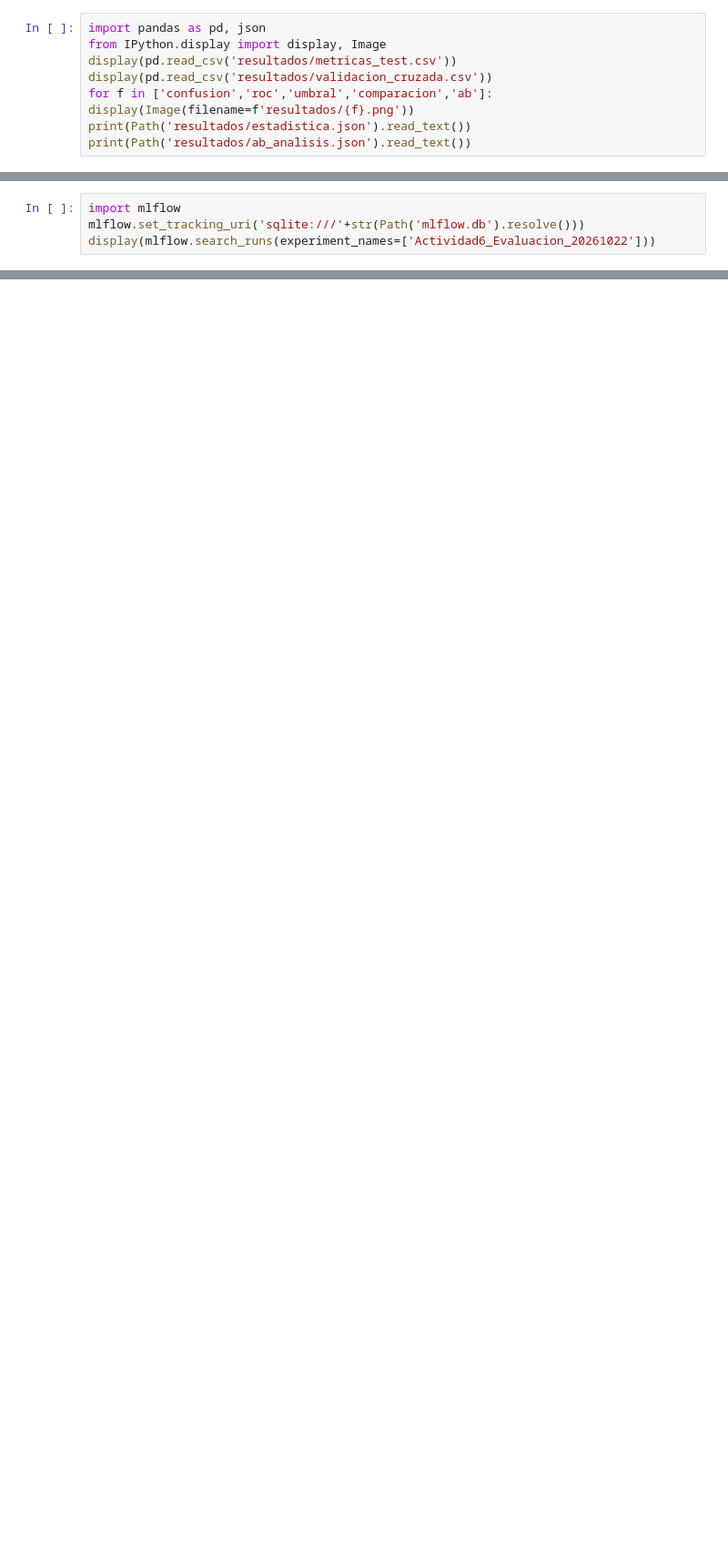
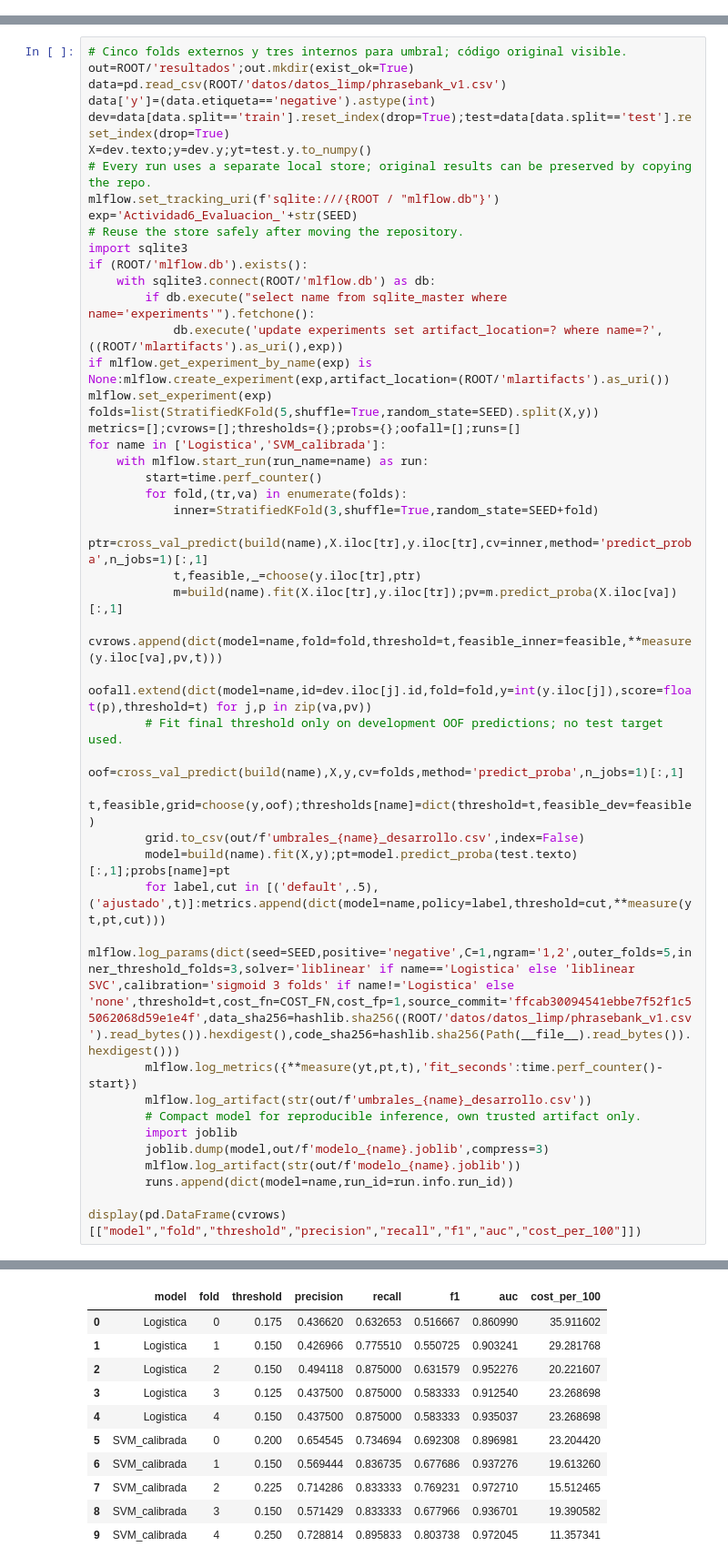
Before and after one commit to eduardoaburtoa/actividad6-evaluacion-portafolios, a Jupyter notebook: fuentes/entrena.ipynb, the cells around one changed output, grey strips where cells are left out. Shown at 91% size. Cells and saved outputs as stored; diff of their text form; blank space fills up the shorter version.

```diff
--- a/fuentes/entrena.ipynb
+++ b/fuentes/entrena.ipynb
@@ -23,8 +0,0 @@ Dos algoritmos con C=1; cinco folds externos y tres internos para el umbral; cal
-# %%
-import pandas as pd, json
-from IPython.display import display, Image
-display(pd.read_csv('resultados/metricas_test.csv'))
-display(pd.read_csv('resultados/validacion_cruzada.csv'))
-for f in ['confusion','roc','umbral','comparacion','ab']: display(Image(filename=f'resultados/{f}.png'))
-print(Path('resultados/estadistica.json').read_text())
-print(Path('resultados/ab_analisis.json').read_text())
@@ -34,4 +0,0 @@ Cada ejecución registra parámetros, métricas y artefactos. En Colab se puede
-# %%
-import mlflow
-mlflow.set_tracking_uri('sqlite:///'+str(Path('mlflow.db').resolve()))
-display(mlflow.search_runs(experiment_names=['Actividad6_Evaluacion_20261022']))
@@ -40,0 +176,47 @@ Una noticia negativa sólo prioriza revisión humana: no predice rentabilidad ni
+# %%
+# Cinco folds externos y tres internos para umbral; código original visible.
+out=ROOT/'resultados';out.mkdir(exist_ok=True)
+data=pd.read_csv(ROOT/'datos/datos_limp/phrasebank_v1.csv')
+data['y']=(data.etiqueta=='negative').astype(int)
+dev=data[data.split=='train'].reset_index(drop=True);test=data[data.split=='test'].reset_index(drop=True)
+X=dev.texto;y=dev.y;yt=test.y.to_numpy()
+# Every run uses a separate local store; original results can be preserved by copying the repo.
+mlflow.set_tracking_uri(f'sqlite:///{ROOT / "mlflow.db"}')
+exp='Actividad6_Evaluacion_'+str(SEED)
+# Reuse the store safely after moving the repository.
+import sqlite3
+if (ROOT/'mlflow.db').exists():
+    with sqlite3.connect(ROOT/'mlflow.db') as db:
+        if db.execute("select name from sqlite_master where name='experiments'").fetchone():
+            db.execute('update experiments set artifact_location=? where name=?',((ROOT/'mlartifacts').as_uri(),exp))
+if mlflow.get_experiment_by_name(exp) is None:mlflow.create_experiment(exp,artifact_location=(ROOT/'mlartifacts').as_uri())
+mlflow.set_experiment(exp)
+folds=list(StratifiedKFold(5,shuffle=True,random_state=SEED).split(X,y))
+metrics=[];cvrows=[];thresholds={};probs={};oofall=[];runs=[]
+for name in ['Logistica','SVM_calibrada']:
+    with mlflow.start_run(run_name=name) as run:
+        start=time.perf_counter()
+        for fold,(tr,va) in enumerate(folds):
+            inner=StratifiedKFold(3,shuffle=True,random_state=SEED+fold)
+            ptr=cross_val_predict(build(name),X.iloc[tr],y.iloc[tr],cv=inner,method='predict_proba',n_jobs=1)[:,1]
+            t,feasible,_=choose(y.iloc[tr],ptr)
+            m=build(name).fit(X.iloc[tr],y.iloc[tr]);pv=m.predict_proba(X.iloc[va])[:,1]
+            cvrows.append(dict(model=name,fold=fold,threshold=t,feasible_inner=feasible,**measure(y.iloc[va],pv,t)))
+            oofall.extend(dict(model=name,id=dev.iloc[j].id,fold=fold,y=int(y.iloc[j]),score=float(p),threshold=t) for j,p in zip(va,pv))
+        # Fit final threshold only on development OOF predictions; no test target used.
+        oof=cross_val_predict(build(name),X,y,cv=folds,method='predict_proba',n_jobs=1)[:,1]
+        t,feasible,grid=choose(y,oof);thresholds[name]=dict(threshold=t,feasible_dev=feasible)
+        grid.to_csv(out/f'umbrales_{name}_desarrollo.csv',index=False)
+        model=build(name).fit(X,y);pt=model.predict_proba(test.texto)[:,1];probs[name]=pt
+        for label,cut in [('default',.5),('ajustado',t)]:metrics.append(dict(model=name,policy=label,threshold=cut,**measure(yt,pt,cut)))
+        mlflow.log_params(dict(seed=SEED,positive='negative',C=1,ngram='1,2',outer_folds=5,inner_threshold_folds=3,solver='liblinear' if name=='Logistica' else 'liblinear SVC',calibration='sigmoid 3 folds' if name!='Logistica' else 'none',threshold=t,cost_fn=COST_FN,cost_fp=1,source_commit='ffcab30094541ebbe7f52f1c55062068d59e1e4f',data_sha256=hashlib.sha256((ROOT/'datos/datos_limp/phrasebank_v1.csv').read_bytes()).hexdigest(),code_sha256=hashlib.sha256(Path(__file__).read_bytes()).hexdigest()))
+        mlflow.log_metrics({**measure(yt,pt,t),'fit_seconds':time.perf_counter()-start})
+        mlflow.log_artifact(str(out/f'umbrales_{name}_desarrollo.csv'))
+        # Compact model for reproducible inference, own trusted artifact only.
+        import joblib
+        joblib.dump(model,out/f'modelo_{name}.joblib',compress=3)
+        mlflow.log_artifact(str(out/f'modelo_{name}.joblib'))
+        runs.append(dict(model=name,run_id=run.info.run_id))
+
+display(pd.DataFrame(cvrows)[["model","fold","threshold","precision","recall","f1","auc","cost_per_100"]])
+# %% [output]
@@ -40,0 +240,11 @@ Una noticia negativa sólo prioriza revisión humana: no predice rentabilidad ni
+|  | model | fold | threshold | precision | recall | f1 | auc | cost_per_100 |
+| 0 | Logistica | 0 | 0.175 | 0.436620 | 0.632653 | 0.516667 | 0.860990 | 35.911602 |
+| 1 | Logistica | 1 | 0.150 | 0.426966 | 0.775510 | 0.550725 | 0.903241 | 29.281768 |
+| 2 | Logistica | 2 | 0.150 | 0.494118 | 0.875000 | 0.631579 | 0.952276 | 20.221607 |
+| 3 | Logistica | 3 | 0.125 | 0.437500 | 0.875000 | 0.583333 | 0.912540 | 23.268698 |
+| 4 | Logistica | 4 | 0.150 | 0.437500 | 0.875000 | 0.583333 | 0.935037 | 23.268698 |
+| 5 | SVM_calibrada | 0 | 0.200 | 0.654545 | 0.734694 | 0.692308 | 0.896981 | 23.204420 |
+| 6 | SVM_calibrada | 1 | 0.150 | 0.569444 | 0.836735 | 0.677686 | 0.937276 | 19.613260 |
+| 7 | SVM_calibrada | 2 | 0.225 | 0.714286 | 0.833333 | 0.769231 | 0.972710 | 15.512465 |
+| 8 | SVM_calibrada | 3 | 0.150 | 0.571429 | 0.833333 | 0.677966 | 0.936701 | 19.390582 |
+| 9 | SVM_calibrada | 4 | 0.250 | 0.728814 | 0.895833 | 0.803738 | 0.972045 | 11.357341 |
```
Also changed, not shown: parts of 43 cells of this notebook, 23 other files.
